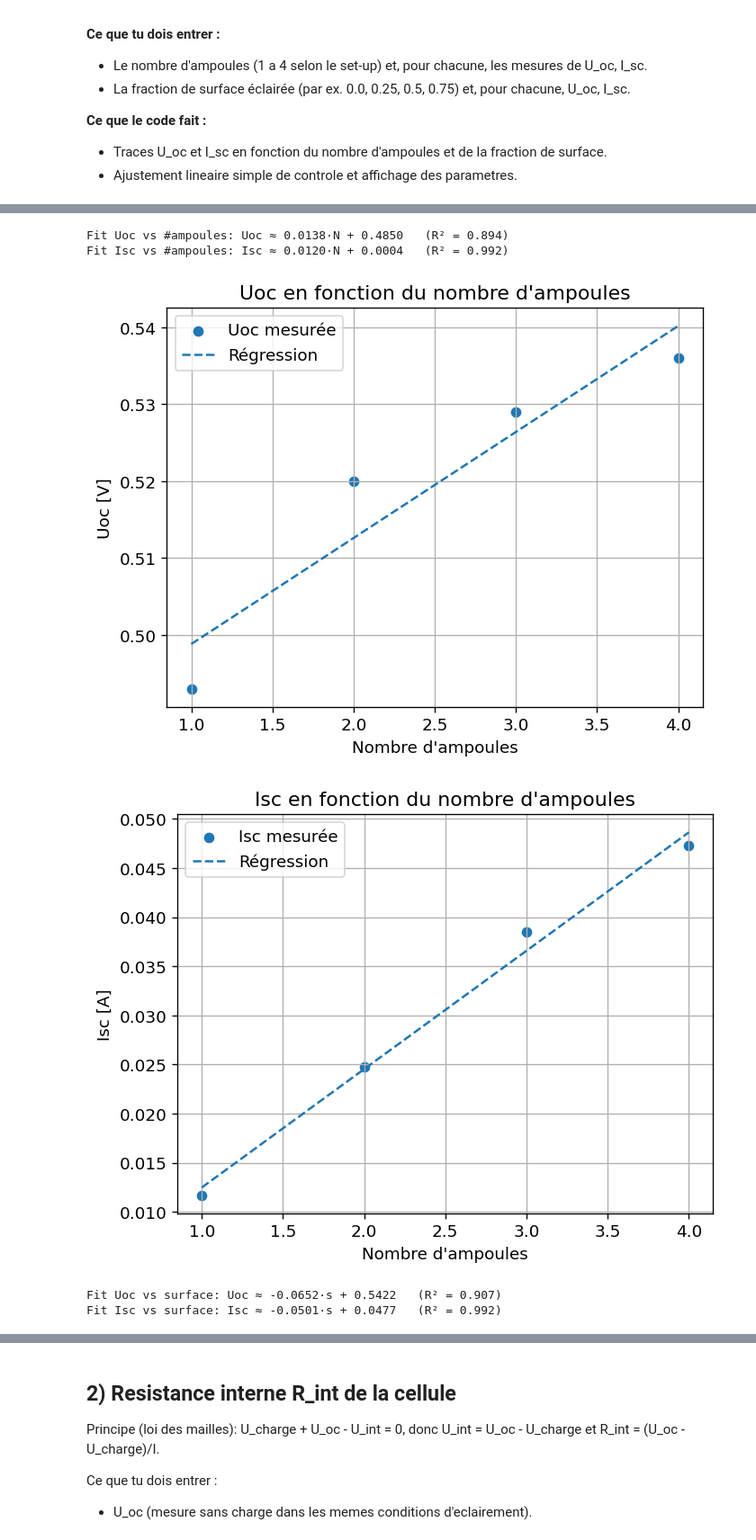
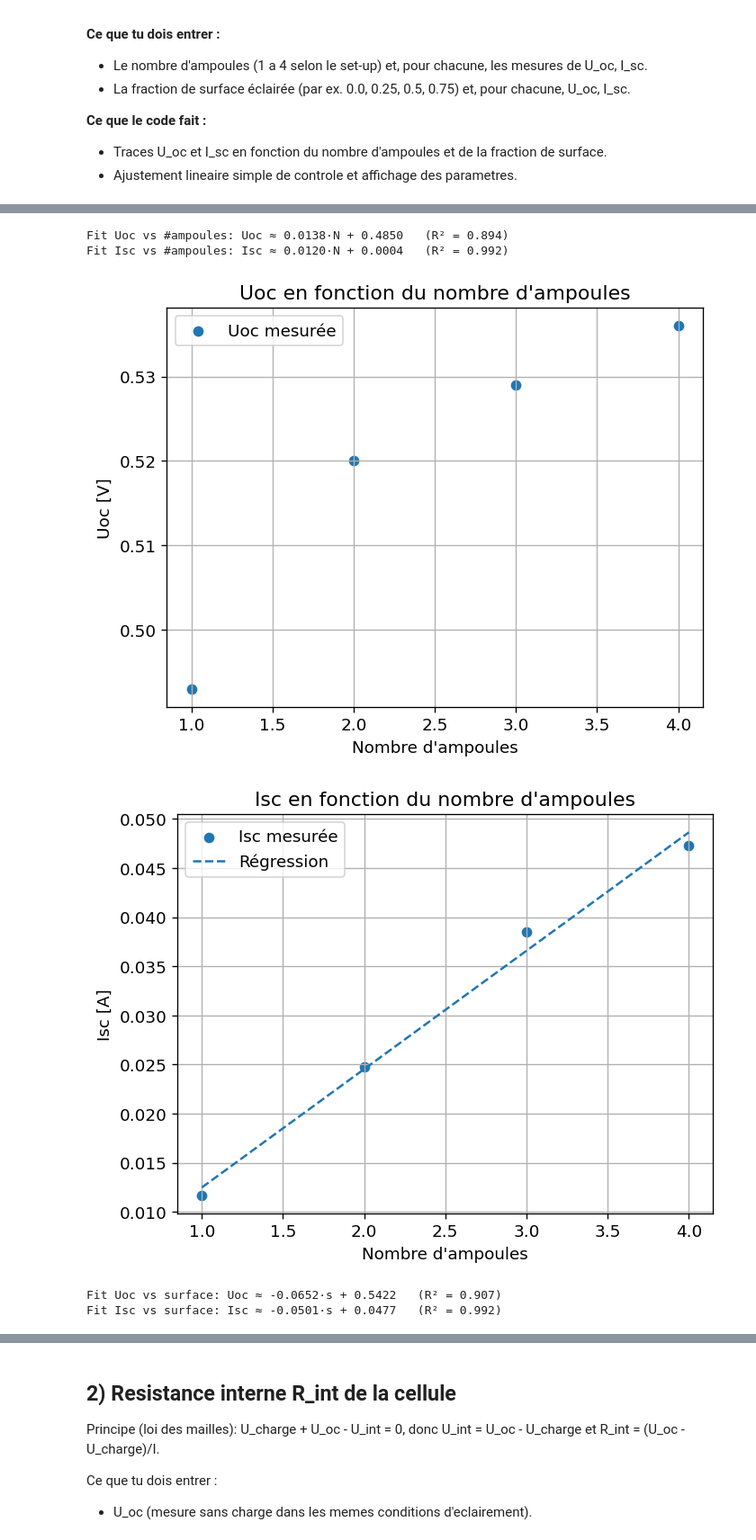
Before and after one commit to tom-berthoud/Phy3-miniprojet, a Jupyter notebook: PHY3_PV_Lab_Notebook.ipynb, the cells around one changed output, grey strips where cells are left out. Shown: that part at 90% size. Drawn from its saved outputs; the diff is of its cells as text; code cells hidden in the pictures.

```diff
--- a/PHY3_PV_Lab_Notebook.ipynb
+++ b/PHY3_PV_Lab_Notebook.ipynb
@@ -85,7 +85,7 @@ xp = np.linspace(min(x), max(x), 100)
 
 plt.figure()
 plt.scatter(x, data_lamps["Uoc_V"], marker='o', label="Uoc mesurée")
-plt.plot(xp, aU*xp + bU, linestyle='--', label="Régression")
+#plt.plot(xp, aU*xp + bU, linestyle='--', label="Régression")
 plt.xlabel("Nombre d'ampoules")
 plt.ylabel("Uoc [V]")
 plt.title("Uoc en fonction du nombre d'ampoules")
@@ -118,37 +118,37 @@ xsp = np.linspace(min(xs), max(xs), 100)
 
 plt.figure()
 plt.scatter(xs, data_surface["Uoc_V"], marker='o', label="Uoc mesurée")
-plt.plot(xsp, aUs*xsp + bUs, linestyle='--', label="Régression")
+#plt.plot(xsp, aUs*xsp + bUs, linestyle='--', label="Régression")
 plt.xlabel("Fraction surface éclairée")
 plt.ylabel("Uoc [V]")
 plt.title("Uoc en fonction de la surface éclairée")
 plt.grid(True)
 plt.legend()
 plt.show()
 
 plt.figure()
 plt.scatter(xs, data_surface["Isc_A"], marker='o', label="Isc mesurée")
 plt.plot(xsp, aIs*xsp + bIs, linestyle='--', label="Régression")
 plt.xlabel("Fraction surface éclairée")
 plt.ylabel("Isc [A]")
 plt.title("Isc en fonction de la surface éclairée")
 plt.grid(True)
 plt.legend()
 plt.show()
 # %% [output]
 | nb_ampoules | Uoc_V | Isc_A |
 | 1 | 4.930e-01 | 1.171e-02 |
 | 2 | 5.200e-01 | 2.474e-02 |
 | 3 | 5.290e-01 | 3.846e-02 |
 | 4 | 5.360e-01 | 4.730e-02 |
 | fraction_surface | Uoc_V | Isc_A |
 | 0.000000 | 5.360e-01 | 4.730e-02 |
 | 0.250000 | 5.330e-01 | 3.657e-02 |
 | 0.500000 | 5.140e-01 | 2.077e-02 |
 | 0.750000 | 4.880e-01 | 1.080e-02 |
 Fit Uoc vs #ampoules: Uoc ≈ 0.0138·N + 0.4850   (R² = 0.894)
 Fit Isc vs #ampoules: Isc ≈ 0.0120·N + 0.0004   (R² = 0.992)
-[figure, old version]
+[figure, new version]
 [figure]
 Fit Uoc vs surface: Uoc ≈ -0.0652·s + 0.5422   (R² = 0.907)
 Fit Isc vs surface: Isc ≈ -0.0501·s + 0.0477   (R² = 0.992)
```
Also changed, not shown: parts of 2 cells of this notebook.
